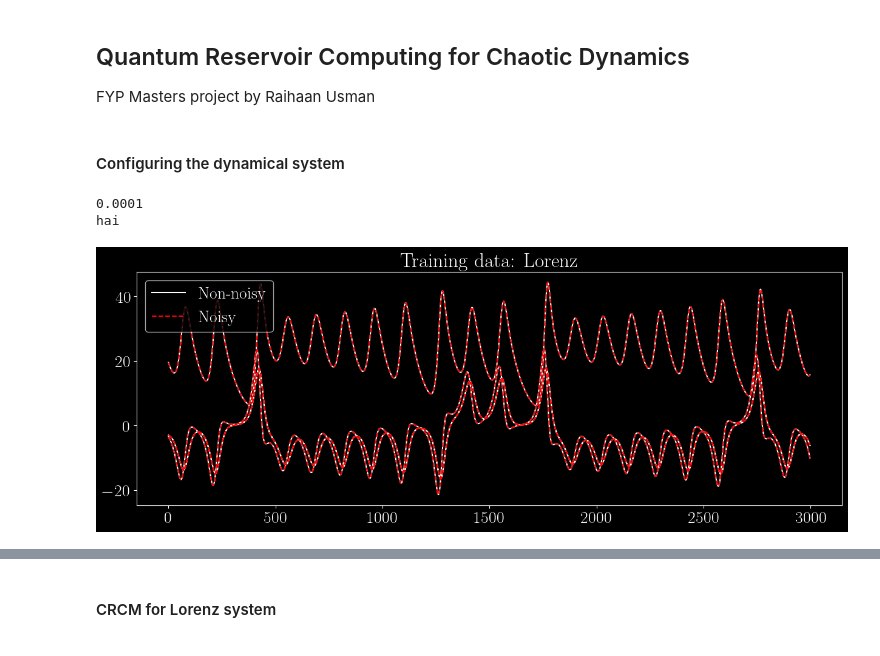
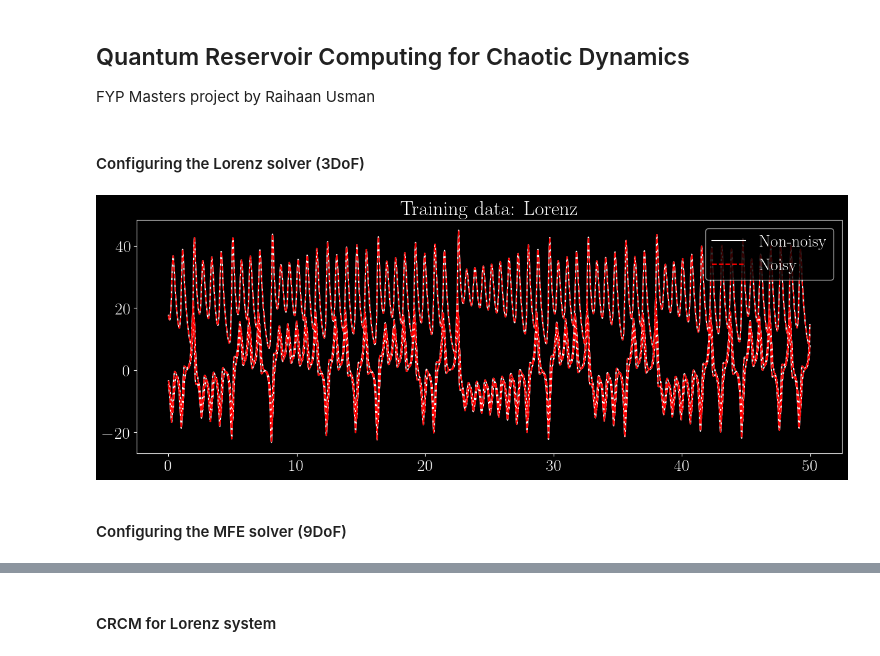
Before and after one commit to raihaan123/Quantum-Turbulence-Learning, a Jupyter notebook: src/main.ipynb, the cells around one changed output, grey strips where cells are left out. Saved outputs shown, nothing was run; the diff lists cells and outputs as text; code cells hidden in the pictures.

```diff
--- a/src/main.ipynb
+++ b/src/main.ipynb
@@ -8,27 +8,28 @@ from backend import CRCM, QRCM
 import numpy as np
 from matplotlib import pyplot as plt
 # %% [markdown]
-#### Configuring the dynamical system
+#### Configuring the Lorenz solver (3DoF)
 # %%
 # Data generation parameters
-upsample        = 1                     # To increase the dt of the ESN wrt the numerical integrator
-dt              = 5e-3 * upsample       # Time step
+upsample        = 1                    # To increase the dt of the ESN wrt the numerical integrator
+dt              = 1e-2 * upsample       # Time step
 
-lor_params      = {'beta': 8/3,         # Parameters for the Lorenz system
-                   'rho': 28,
+lor_params      = {'beta' : 8/3,        # Parameters for the Lorenz system
+                   'rho'  : 28,
                    'sigma': 10}
 
-# Define N for washout, training, validation and testing
-N_washout       = 100
-N_train         = 3000
-N_test          = 1000
-N_sets          = [N_washout, N_train, N_test]
+# Define N for transient, washout, training, validation and testing
+N_transient     = 100
+N_washout       = 10
+N_train         = 50
+N_test          = 5
+N_sets          = (np.array([N_transient, N_washout, N_train, N_test]) / dt).astype(int)
 
-# Instantiate the solver object
-lor3 = Lorenz(lor_params, dt, N_sets, noise=1e-4)
-lor3.generate(override=True)            # Can always be regenerated with an Autoencoder
+# Instantiate the solver object with random initial state
+lor3 = Lorenz(lor_params, dt/upsample, N_sets, noise=1e-3)
+lor3.generate()            # Can always be regenerated with an Autoencoder later
 # %% [output]
-0.0001
-hai
-[figure, old version]
+[figure, new version]
+# %% [markdown]
+#### Configuring the MFE solver (9DoF)
 # %%
```
Also changed, not shown: parts of 3 cells of this notebook, 10 other files.
